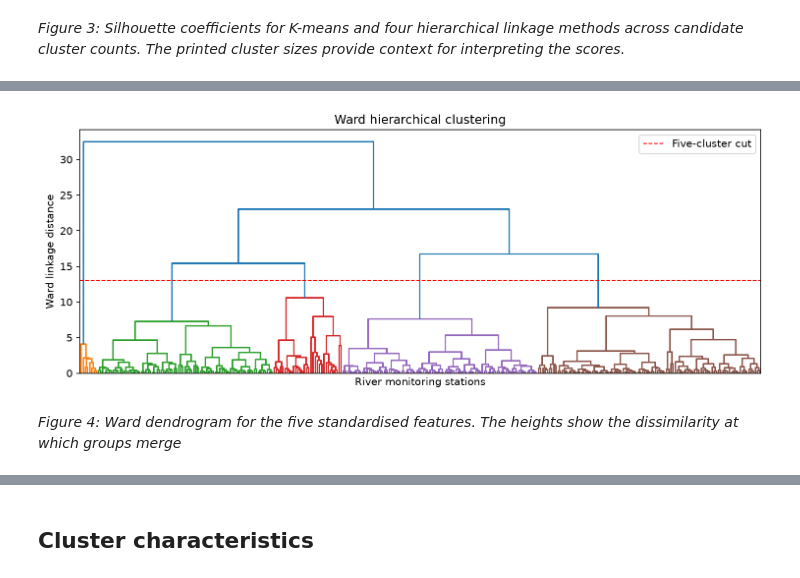
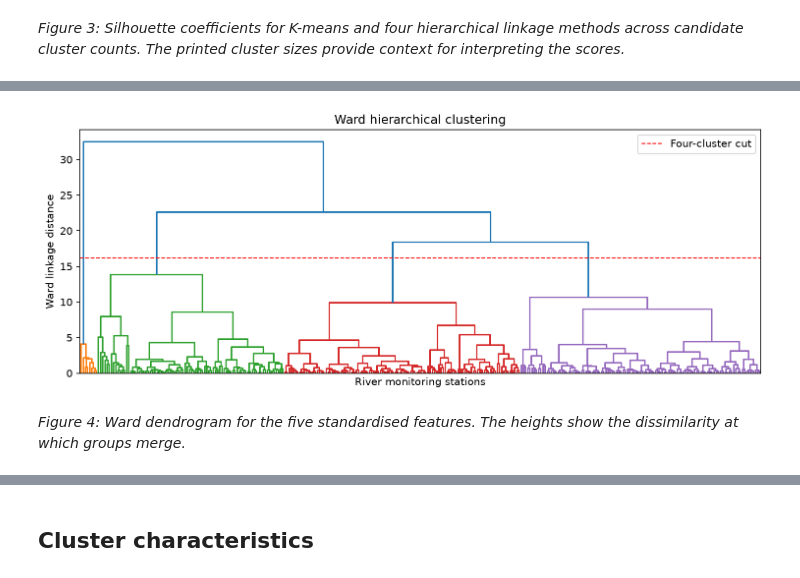
Before and after one commit to Emma-Deyell/MLP-PROJ, a Jupyter notebook: project.ipynb, the cells around one changed output, grey strips where cells are left out. Saved outputs shown, nothing was run; the diff lists cells and outputs as text; code cells hidden in the pictures.

```diff
--- a/project.ipynb
+++ b/project.ipynb
@@ -240,7 +239,8 @@ df_features["Seasonal_Amplitude"] = monthly_medians.max(axis=1) - monthly_median
 
 # Day-to-day persistence and variability of the within-day range
 df_features["Daily_level_persistence"] = avg.apply(
-    lambda row: row.autocorr(lag=1), axis=1
+    lambda row: row.asfreq("D").autocorr(lag=1),
+    axis=1
 )
 
 df_features["Range_Variability"] = (
@@ -386,46 +386,46 @@ To investigate whether the separation of the eight unusual stations was obscurin
 # %%
-# Ward hierarchical clustering using the five selected features
+# Ward hierarchical clustering
 Z = linkage(X_scaled, method="ward")
 
-# Cut the dendrogram to obtain five clusters
-cut_height = (Z[-5, 2] + Z[-4, 2]) / 2
+# Cut dendrogram into four clusters
+cut_height = (Z[-4, 2] + Z[-3, 2]) / 2
 
 fig, ax = plt.subplots(figsize=(10, 4))
 
 dendrogram(
     Z,
     color_threshold=cut_height,
     no_labels=True,
     ax=ax
 )
 
 ax.axhline(
     cut_height,
     color="red",
     linestyle="--",
     linewidth=1,
-    label="Five-cluster cut"
+    label="Four-cluster cut"
 )
 
 ax.set(
     xlabel="River monitoring stations",
     ylabel="Ward linkage distance",
     title="Ward hierarchical clustering"
 )
 
 ax.legend()
 plt.tight_layout()
 plt.show()
 
-# Final five-cluster solution
+# Final four-cluster solution
 labels_all = AgglomerativeClustering(
-    n_clusters=5,
+    n_clusters=4,
     linkage="ward"
 ).fit_predict(X_scaled)
 
 df_features["Cluster"] = labels_all
 # %% [output]
-[figure, old version]
+[figure, new version]
 # %% [markdown]
-*Figure 4: Ward dendrogram for the five standardised features. The heights show the dissimilarity at which groups merge*
+*Figure 4: Ward dendrogram for the five standardised features. The heights show the dissimilarity at which groups merge.*
 # %% [markdown]
```
Also changed, not shown: parts of 16 cells of this notebook.
